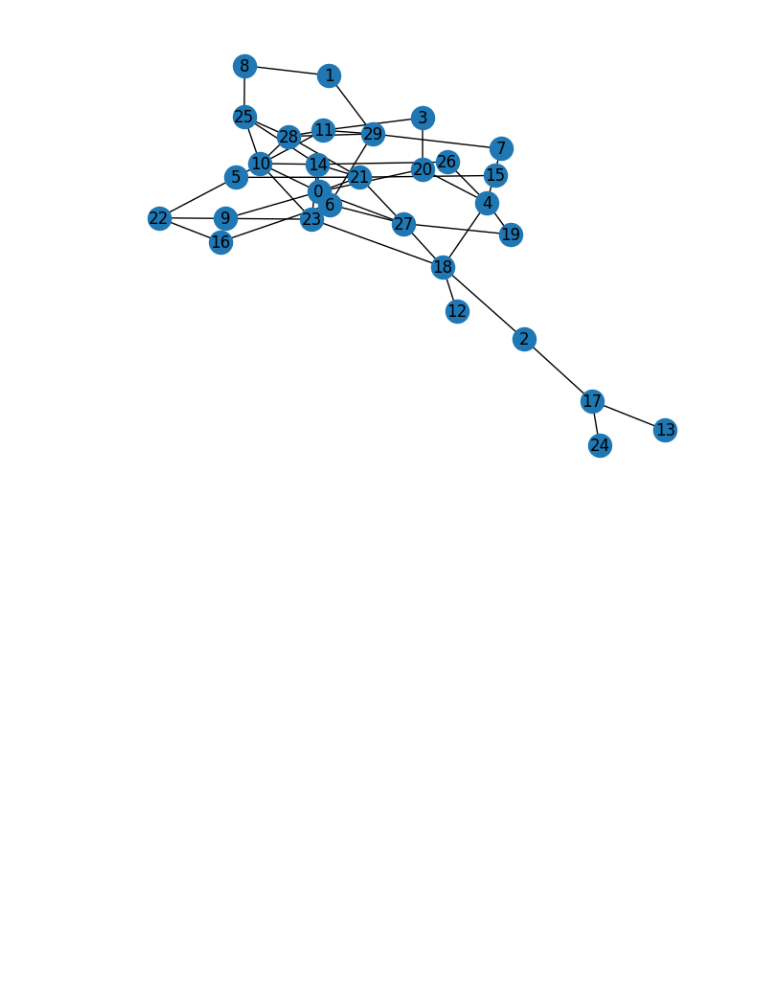
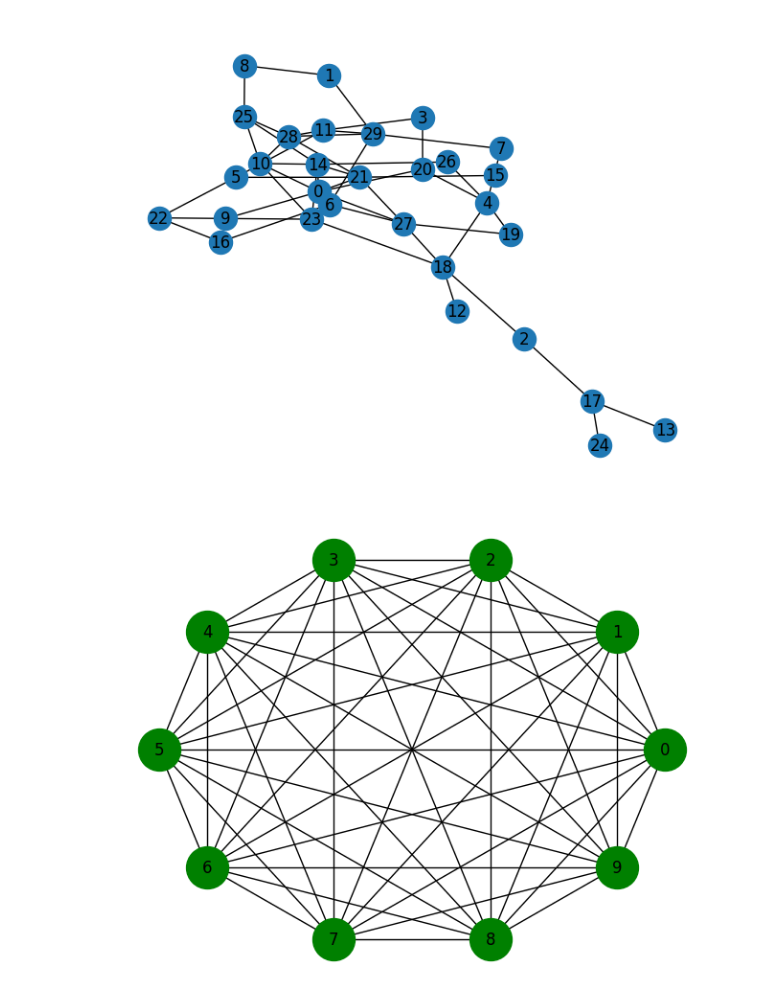
Before and after one commit to Stellarous/Thinking-Complex, a Jupyter notebook: networkx.ipynb, the cells around one changed output. Saved outputs shown, nothing was run; the diff lists cells and outputs as text; code cells hidden in the pictures; blank space fills up the shorter version.

```diff
--- a/networkx.ipynb
+++ b/networkx.ipynb
@@ -26,3 +26,12 @@ def make_complete_graph(n):
     G.add_nodes_from(nodes)
     G.add_edges_from(all_pairs(nodes))
     return G
+# %%
+complete = make_complete_graph(10)
+COLORS = ['red', 'green', 'blue']
+nx.draw_circular(complete,
+                 node_color=COLORS[1],
+                 node_size=1000,
+                 with_labels=True)
+# %% [output]
+[figure, added]
```
